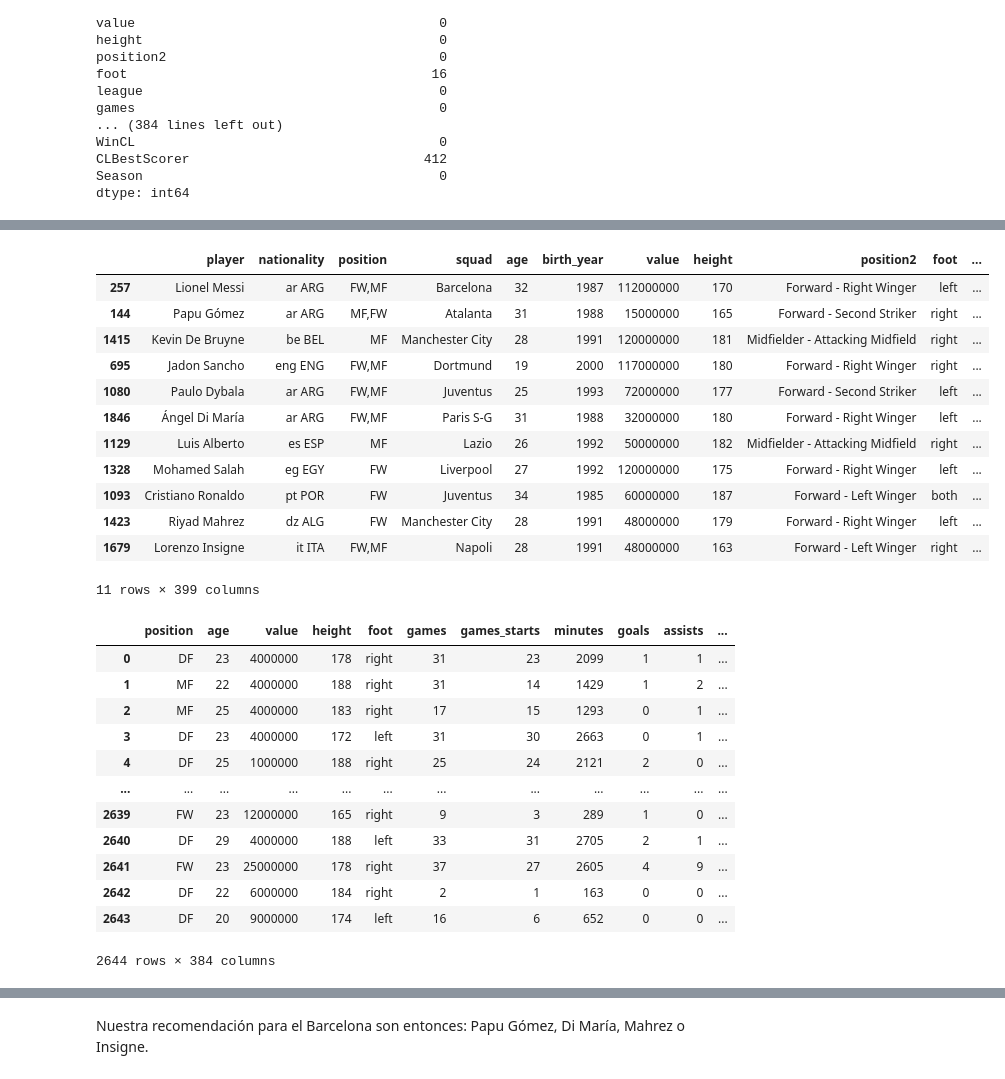
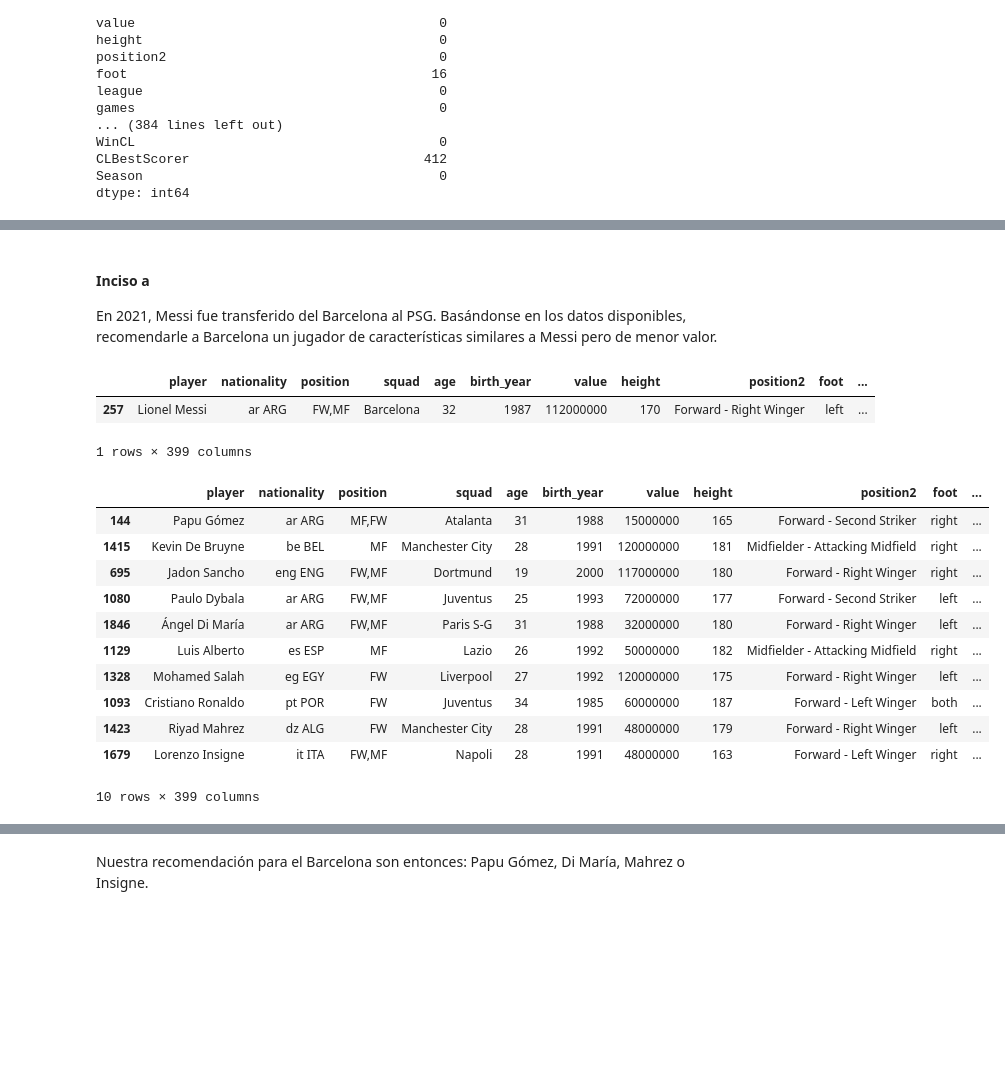
Before and after one commit to faustomartinez/tp2-ldd, a Jupyter notebook: tp2.ipynb, the cells around one changed output, grey strips where cells are left out. Drawn from its saved outputs; the diff is of its cells as text; code cells hidden in the pictures; blank space fills up the shorter version.

```diff
--- a/tp2.ipynb
+++ b/tp2.ipynb
@@ -1007,21 +928,48 @@ columnas_object
+# %%
+# Borramos columnas que no nos parecen relevantes para predecir el valor de un jugador, o ver cuál jugador es más parecido a otro
+columnasAborrar = ["player", "nationality", "squad", "position2","foot", "league", "Attendance",
+                       "Season", "W", "D", "L", "MP", "CL", "WinCL", "birth_year", "CLBestScorer"]
+df_num = tmarket.drop(columnasAborrar, axis = 1)
+
+# Nos aseguramos que queden sólo variables numéricas
+df_num = df_num.select_dtypes(include=["int64", "float64"])
+# %%
+# Escalamos los datos al intervalo [0,1]
+df_num[df_num.columns] = MinMaxScaler().fit_transform(df_num)
+# %% [markdown]
+#### Inciso a
+
+En 2021, Messi fue transferido del Barcelona al PSG. Basándonse en los datos disponibles, recomendarle a Barcelona un jugador de características similares a Messi pero de menor valor.
+# %%
+# Obtenemos una rápida visualización de Messi, para conocerlo un poco
+tmarket[tmarket["player"] == "Lionel Messi"]
+# %% [output]
+|  | player | nationality | position | squad | age | birth_year | value | height | position2 | foot | ... |
+| 257 | Lionel Messi | ar ARG | FW,MF | Barcelona | 32 | 1987 | 112000000 | 170 | Forward - Right Winger | left | ... |
+1 rows × 399 columns
 # %%
-def jugadores_recomendados (df, ind_jugador, cant_recomendaciones):
-    columnasAborrar = ["player", "nationality", "squad", "position2","foot", "league", "Attendance",
-                       "Season", "W", "D", "L", "MP", "CL", "WinCL", "birth_year", "CLBestScorer"]
-    df_num = df.drop(columnasAborrar, axis = 1)
+# Definimos una función que nos devuelva los primeros 10 jugadores más parecidos para un jugador determinado
+def jugadores_recomendados (nombre_jugador, cant_recomendaciones):
+    # Obtenemos el índice del jugador
+    ind_jugador = tmarket[tmarket["player"]==nombre_jugador].index[0]
 
-    df_num = df_num.select_dtypes(include=["int64", "float64"])
-    df_num = MinMaxScaler().set_output(transform="pandas").fit_transform(df_num) # OBS: Así es la manera elegante de escalar los datos
+    # Inicializamos un NearestNeighbors que busque los n+1 jugadores más parecidos al buscado (porque incluye al jugador buscado)
+    neighbors = NearestNeighbors(n_neighbors = cant_recomendaciones+1).fit(df_num)
 
-    neighbors = NearestNeighbors(n_neighbors = cant_recomendaciones).fit(df_num)
+    # Obtenemos las distancias a esos jugadores y sus índices
     distances, indices = neighbors.kneighbors(df_num.iloc[[ind_jugador]])
 
-    return df.iloc[indices.flatten()]
+    # Devolvemos el dataset evaluado en esos índices
+    res = tmarket.iloc[indices.flatten()]
+
+    # Eliminamos de la lista al mismo jugador
+    res = res.drop(ind_jugador, axis=0)
+
+    return res
 # %%
-jugadores_recomendados(tmarket, 257, 11)
+jugadores_recomendados("Lionel Messi", 10)
 # %% [output]
 |  | player | nationality | position | squad | age | birth_year | value | height | position2 | foot | ... |
-| 257 | Lionel Messi | ar ARG | FW,MF | Barcelona | 32 | 1987 | 112000000 | 170 | Forward - Right Winger | left | ... |
 | 144 | Papu Gómez | ar ARG | MF,FW | Atalanta | 31 | 1988 | 15000000 | 165 | Forward - Second Striker | right | ... |
 | 1415 | Kevin De Bruyne | be BEL | MF | Manchester City | 28 | 1991 | 120000000 | 181 | Midfielder - Attacking Midfield | right | ... |
 | 695 | Jadon Sancho | eng ENG | FW,MF | Dortmund | 19 | 2000 | 117000000 | 180 | Forward - Right Winger | right | ... |
@@ -1032,31 +980,4 @@ jugadores_recomendados(tmarket, 257, 11)
 | 1093 | Cristiano Ronaldo | pt POR | FW | Juventus | 34 | 1985 | 60000000 | 187 | Forward - Left Winger | both | ... |
 | 1423 | Riyad Mahrez | dz ALG | FW | Manchester City | 28 | 1991 | 48000000 | 179 | Forward - Right Winger | left | ... |
 | 1679 | Lorenzo Insigne | it ITA | FW,MF | Napoli | 28 | 1991 | 48000000 | 163 | Forward - Left Winger | right | ... |
-11 rows × 399 columns
+10 rows × 399 columns
-# %%
-columnasAborrar = ["CLBestScorer", "player", "nationality", "squad", "position2", "league",
-                   "Attendance", "Season", "W", "D", "L", "MP", "CL", "WinCL", "birth_year"]
-
-# OBS: al ser un df tan amplio, podría ser un mejor análisis elegir con qué columnas quedarnos,
-#  y elegir en qué queremos que se parezca el jugador a recomenda, con Messi.
-#  También podríamos hacer un análisis de jugadores jovenes o de jugadores de cierta liga, etc.
-#  Depende de qué quiera el técnico!
-
-# Creamos el df con el que vamos a hacer el análisis de KNN
-knn_df = tmarket.drop(columnasAborrar, axis = 1)
-knn_df["position"]=knn_df["position"].apply(lambda x: x[:2]) # Acá quisimos pasar la columna posición a variables dummies con OneHotEncoding, pero no seguimos la idea
-knn_df
-# %% [output]
-|  | position | age | value | height | foot | games | games_starts | minutes | goals | assists | ... |
-| 0 | DF | 23 | 4000000 | 178 | right | 31 | 23 | 2099 | 1 | 1 | ... |
-| 1 | MF | 22 | 4000000 | 188 | right | 31 | 14 | 1429 | 1 | 2 | ... |
-| 2 | MF | 25 | 4000000 | 183 | right | 17 | 15 | 1293 | 0 | 1 | ... |
-| 3 | DF | 23 | 4000000 | 172 | left | 31 | 30 | 2663 | 0 | 1 | ... |
-| 4 | DF | 25 | 1000000 | 188 | right | 25 | 24 | 2121 | 2 | 0 | ... |
-| ... | ... | ... | ... | ... | ... | ... | ... | ... | ... | ... | ... |
-| 2639 | FW | 23 | 12000000 | 165 | right | 9 | 3 | 289 | 1 | 0 | ... |
-| 2640 | DF | 29 | 4000000 | 188 | left | 33 | 31 | 2705 | 2 | 1 | ... |
-| 2641 | FW | 23 | 25000000 | 178 | right | 37 | 27 | 2605 | 4 | 9 | ... |
-| 2642 | DF | 22 | 6000000 | 184 | right | 2 | 1 | 163 | 0 | 0 | ... |
-| 2643 | DF | 20 | 9000000 | 174 | left | 16 | 6 | 652 | 0 | 0 | ... |
-2644 rows × 384 columns
```
Also changed, not shown: parts of 54 cells of this notebook, 2 other files.
